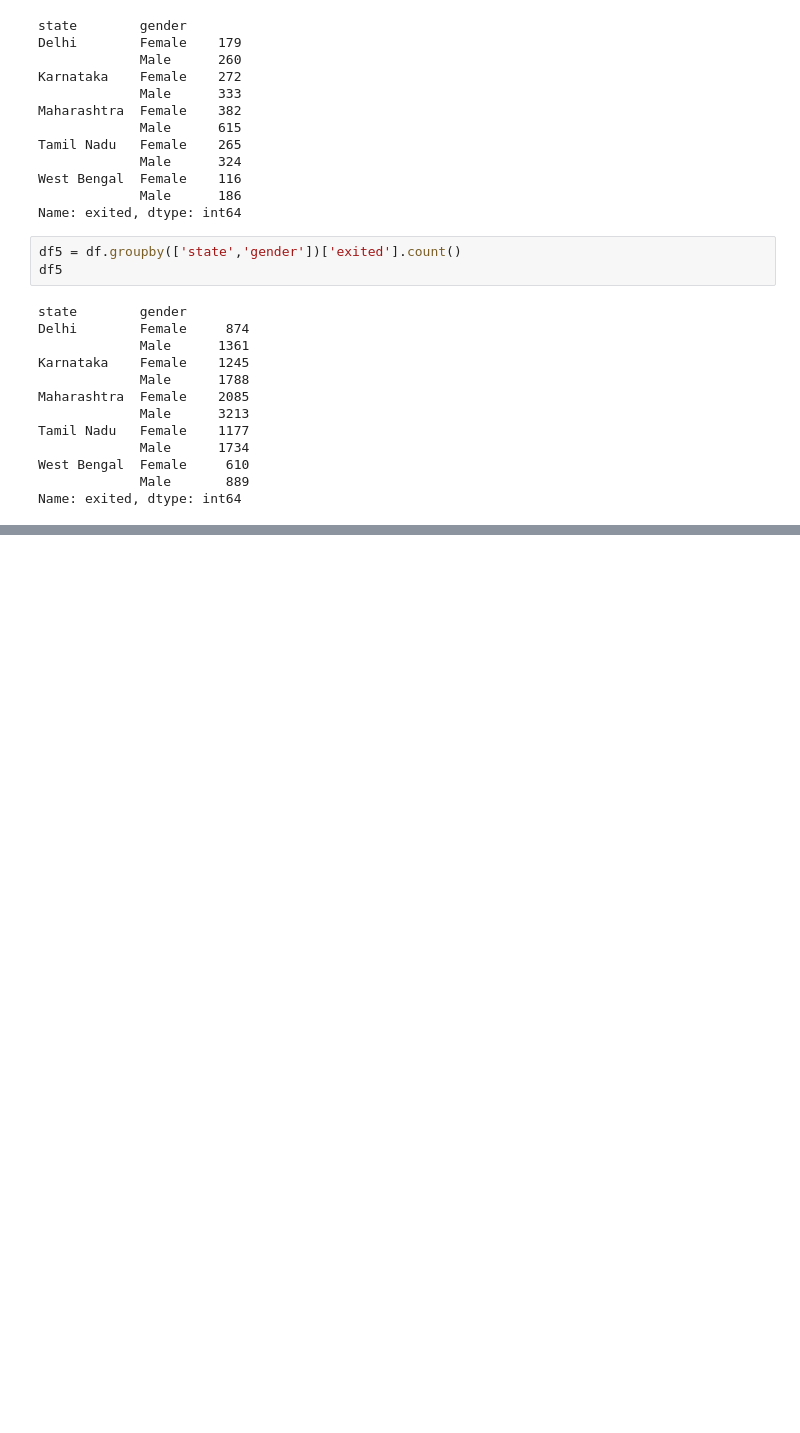
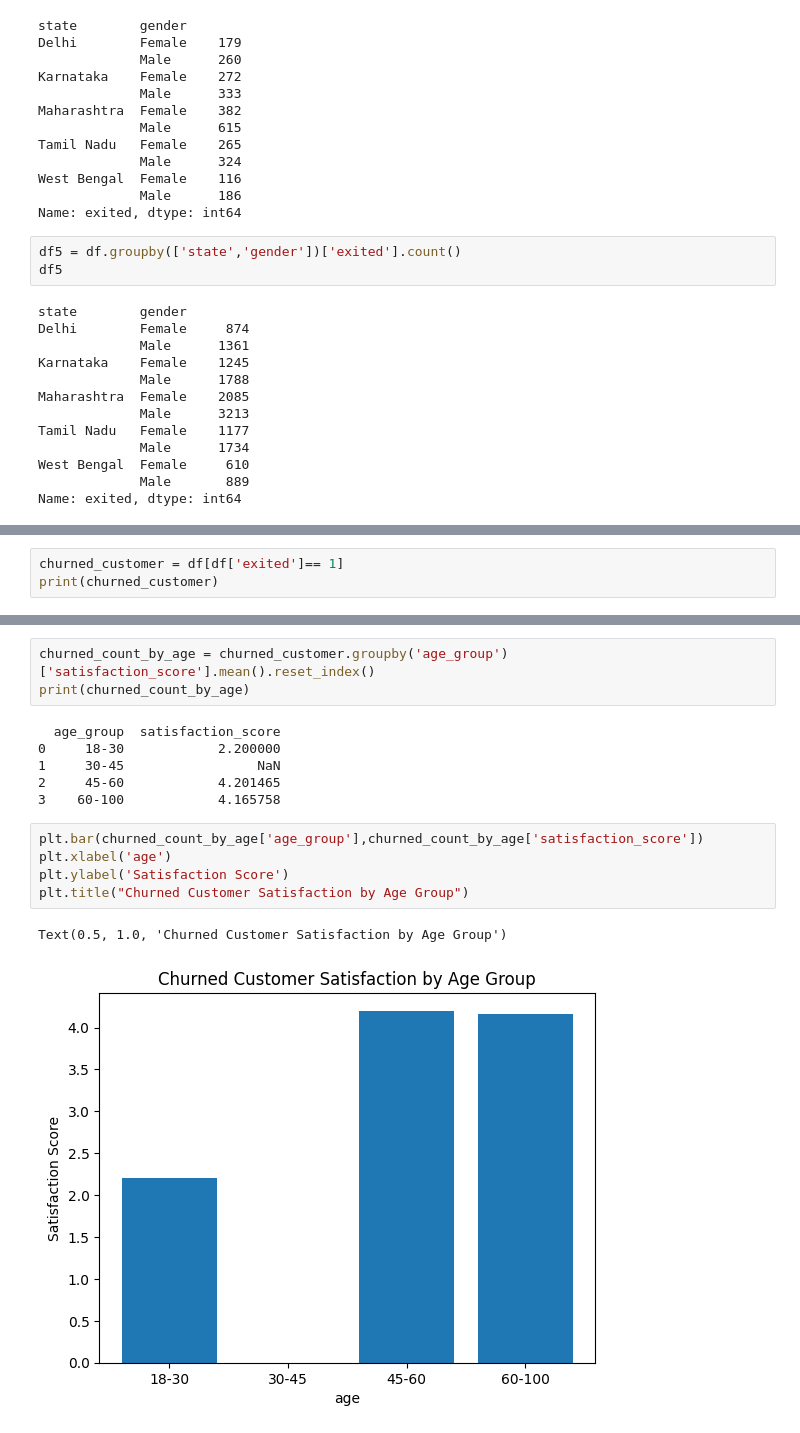
Before and after one commit to Subodhoraw/data-cleanning-, a Jupyter notebook: bank data attrition cleaning.ipynb, the cells around one changed output, grey strips where cells are left out. Saved outputs shown, nothing was run; the diff lists cells and outputs as text; blank space fills up the shorter version.

```diff
--- a/bank data attrition cleaning.ipynb
+++ b/bank data attrition cleaning.ipynb
@@ -936,0 +1074,3 @@ plt.show()
+# %%
+churned_customer = df[df['exited']== 1]
+print(churned_customer)
@@ -936,0 +1140,17 @@ plt.show()
+# %%
+churned_count_by_age = churned_customer.groupby('age_group')['satisfaction_score'].mean().reset_index()
+print(churned_count_by_age)
+# %% [output]
+  age_group  satisfaction_score
+0     18-30            2.200000
+1     30-45                 NaN
+2     45-60            4.201465
+3    60-100            4.165758
+# %%
+plt.bar(churned_count_by_age['age_group'],churned_count_by_age['satisfaction_score'])
+plt.xlabel('age')
+plt.ylabel('Satisfaction Score')
+plt.title("Churned Customer Satisfaction by Age Group")
+# %% [output]
+Text(0.5, 1.0, 'Churned Customer Satisfaction by Age Group')
+[figure, added]
```
Also changed, not shown: parts of 20 cells of this notebook.
